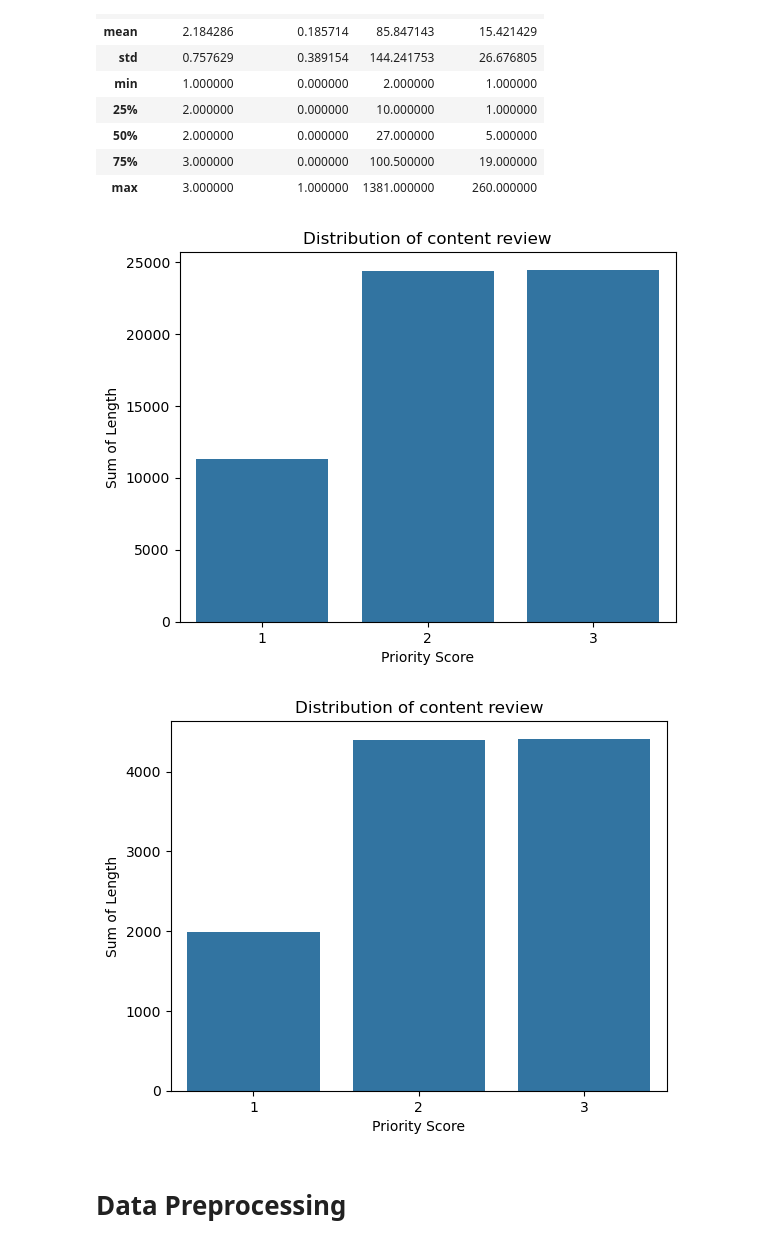
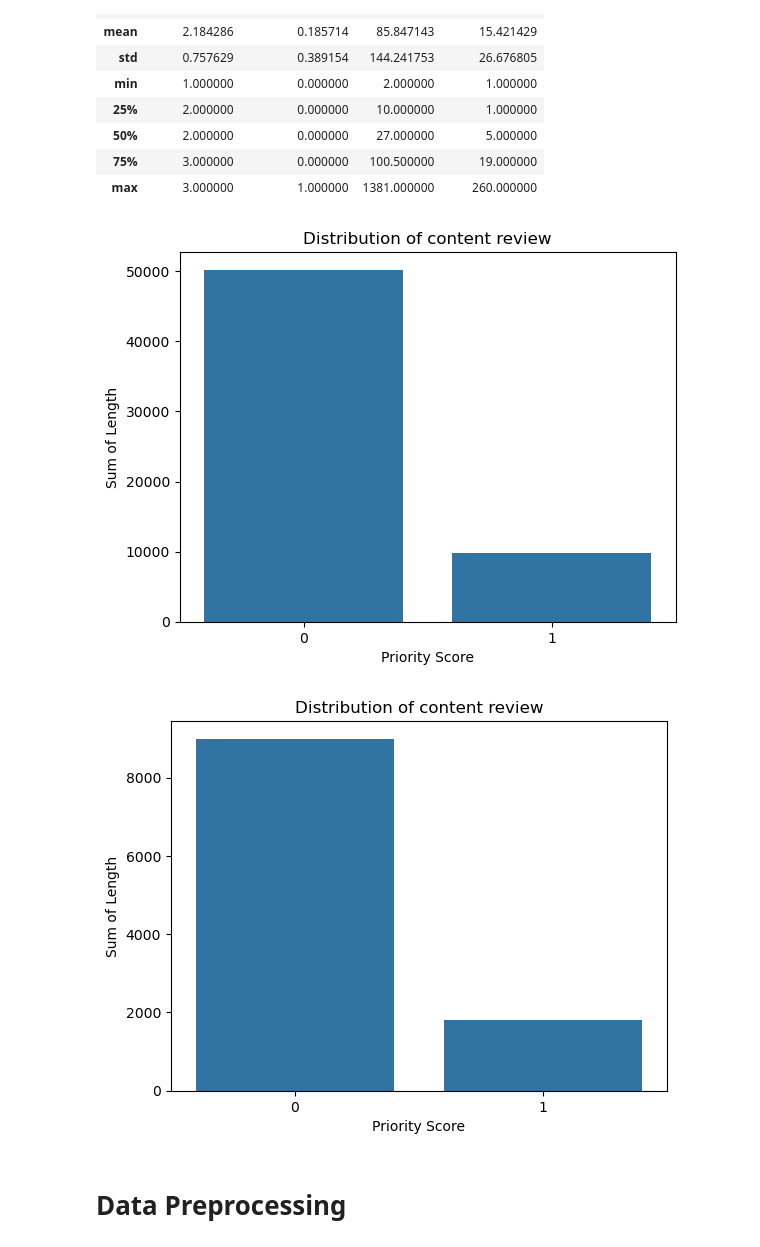
Before and after one commit to MaukanMir/Hotel-Sentiment-Analysis, a Jupyter notebook: training.ipynb, the cells around one changed output. Cells and saved outputs as stored; diff of their text form; code cells hidden in the pictures.

```diff
--- a/training.ipynb
+++ b/training.ipynb
@@ -135,27 +135,27 @@ df.describe()
 | 75% | 3.000000 | 0.000000 | 100.500000 | 19.000000 |
 | max | 3.000000 | 1.000000 | 1381.000000 | 260.000000 |
 # %%
-grouped_df = df.groupby("priority_score")["len_review"].sum().reset_index()
+grouped_df = df.groupby("problem_domain")["len_review"].sum().reset_index()
 
-sns.barplot(data=grouped_df, x='priority_score', y="len_review")
+sns.barplot(data=grouped_df, x='problem_domain', y="len_review")
 plt.title("Distribution of content review")
 plt.xlabel("Priority Score")
 plt.ylabel("Sum of Length")
 plt.yscale("linear")
 plt.show()
 # %% [output]
-[figure, old version]
+[figure, new version]
 # %%
-grouped_df = df.groupby("priority_score")["len_wordcount"].sum().reset_index()
+grouped_df = df.groupby("problem_domain")["len_wordcount"].sum().reset_index()
 
-sns.barplot(data=grouped_df, x='priority_score', y="len_wordcount")
+sns.barplot(data=grouped_df, x='problem_domain', y="len_wordcount")
 plt.title("Distribution of content review")
 plt.xlabel("Priority Score")
 plt.ylabel("Sum of Length")
 plt.yscale("linear")
 plt.show()
 # %% [output]
-[figure, old version]
+[figure, new version]
 # %% [markdown]
 # Data Preprocessing
 # %%
```
Also changed, not shown: parts of 8 cells of this notebook.
